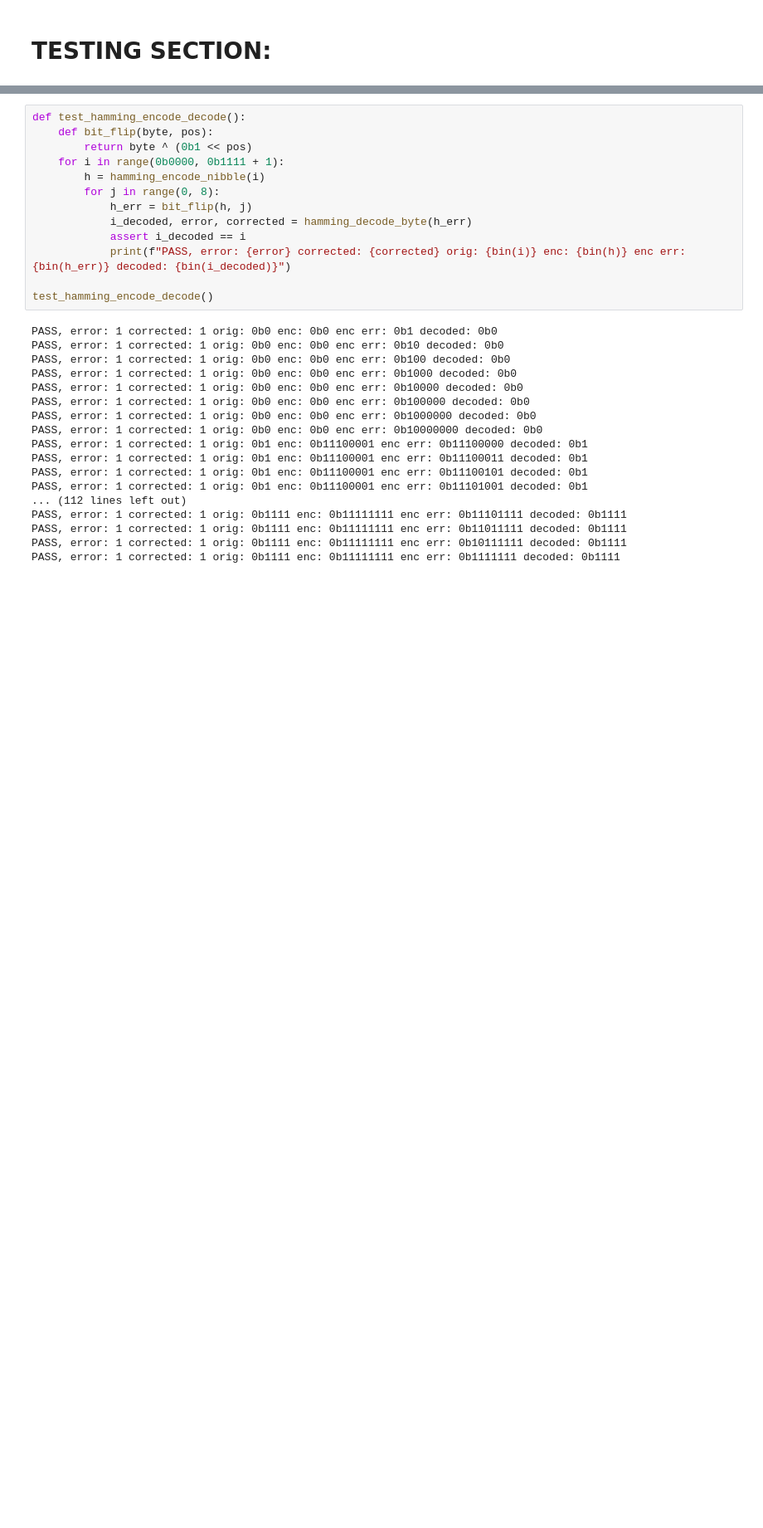
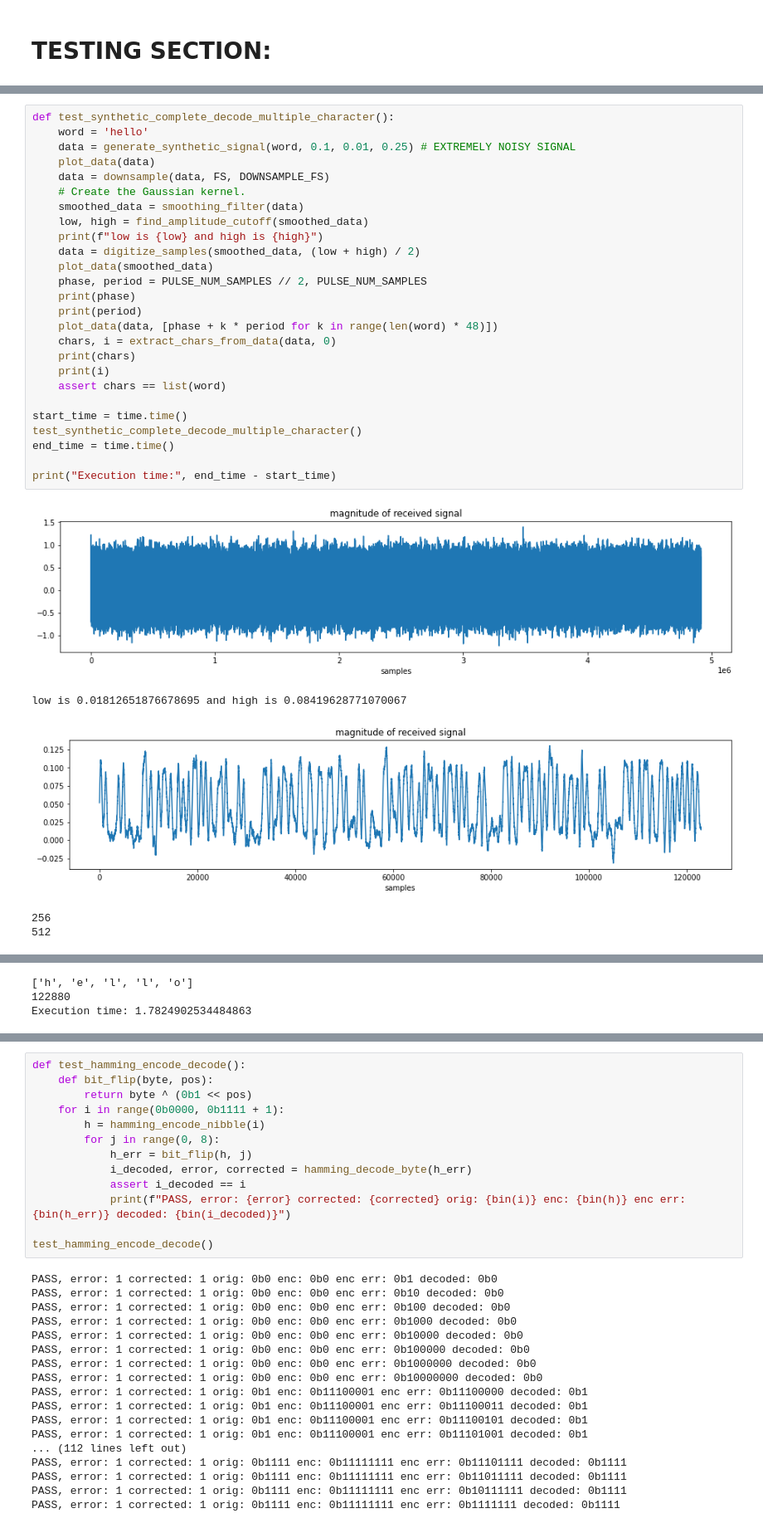
Before and after one commit to itsjameszhao/digital-systems-labs, a Jupyter notebook: Final_Project/Radio_Receiver/Receiver Prototyping.ipynb, the cells around one changed output, grey strips where cells are left out. Shown: that part at 83% size. Cells and saved outputs as stored; diff of their text form; blank space fills up the shorter version.

```diff
--- a/Final_Project/Radio_Receiver/Receiver Prototyping.ipynb
+++ b/Final_Project/Radio_Receiver/Receiver Prototyping.ipynb
@@ -501,0 +480,32 @@ Test if the Hamming decoding code can detect and correct all one-bit errors.
+# %%
+def test_synthetic_complete_decode_multiple_character():
+    word = 'hello'
+    data = generate_synthetic_signal(word, 0.1, 0.01, 0.25) # EXTREMELY NOISY SIGNAL
+    plot_data(data)
+    data = downsample(data, FS, DOWNSAMPLE_FS)
+    # Create the Gaussian kernel.
+    smoothed_data = smoothing_filter(data)
+    low, high = find_amplitude_cutoff(smoothed_data)
+    print(f"low is {low} and high is {high}")
+    data = digitize_samples(smoothed_data, (low + high) / 2)
+    plot_data(smoothed_data)
+    phase, period = PULSE_NUM_SAMPLES // 2, PULSE_NUM_SAMPLES
+    print(phase)
+    print(period)
+    plot_data(data, [phase + k * period for k in range(len(word) * 48)])
+    chars, i = extract_chars_from_data(data, 0)
+    print(chars)
+    print(i)
+    assert chars == list(word)
+
+start_time = time.time()
+test_synthetic_complete_decode_multiple_character()
+end_time = time.time()
+
+print("Execution time:", end_time - start_time)
+# %% [output]
+[figure, added]
+low is 0.01812651876678695 and high is 0.08419628771070067
+[figure, added]
+256
+512
@@ -501,0 +513,3 @@ Test if the Hamming decoding code can detect and correct all one-bit errors.
+['h', 'e', 'l', 'l', 'o']
+122880
+Execution time: 1.7824902534484863
```
Also changed, not shown: parts of 43 cells of this notebook, 1 other file.
